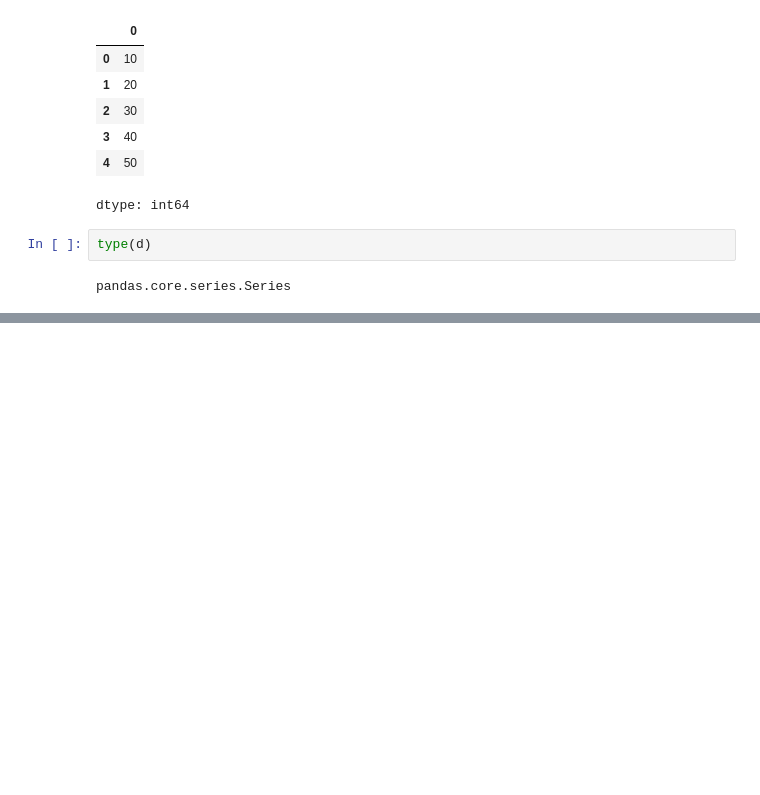
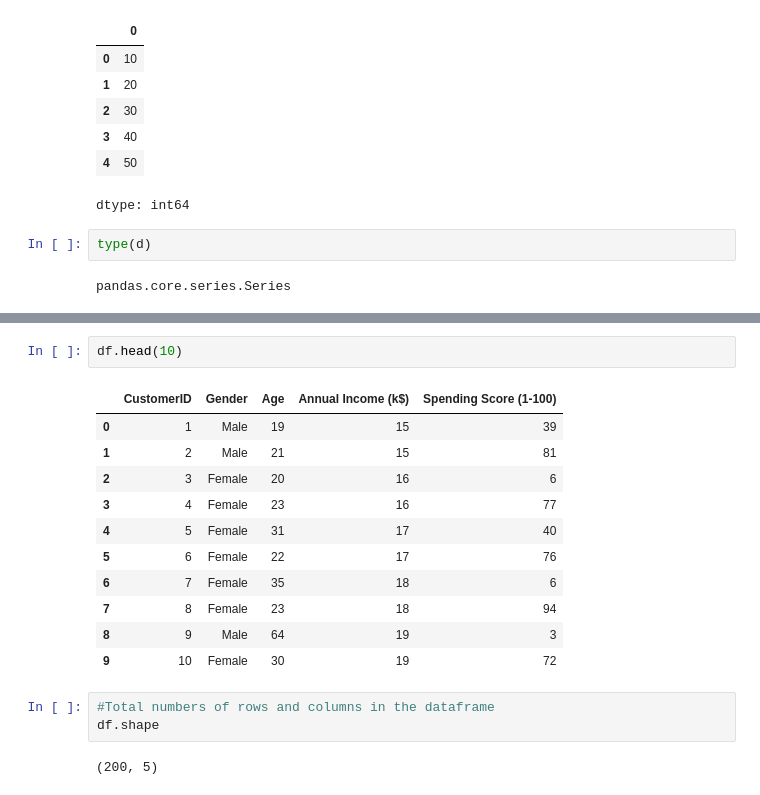
Before and after one commit to genaicodealchemy/python-basics, a Jupyter notebook: pandas_part1.ipynb, the cells around one changed output, grey strips where cells are left out. Drawn from its saved outputs; the diff is of its cells as text; blank space fills up the shorter version.

```diff
--- a/pandas_part1.ipynb
+++ b/pandas_part1.ipynb
@@ -43,0 +155,19 @@ pandas.core.series.Series
+# %%
+df.head(10)
+# %% [output]
+|  | CustomerID | Gender | Age | Annual Income (k$) | Spending Score (1-100) |
+| 0 | 1 | Male | 19 | 15 | 39 |
+| 1 | 2 | Male | 21 | 15 | 81 |
+| 2 | 3 | Female | 20 | 16 | 6 |
+| 3 | 4 | Female | 23 | 16 | 77 |
+| 4 | 5 | Female | 31 | 17 | 40 |
+| 5 | 6 | Female | 22 | 17 | 76 |
+| 6 | 7 | Female | 35 | 18 | 6 |
+| 7 | 8 | Female | 23 | 18 | 94 |
+| 8 | 9 | Male | 64 | 19 | 3 |
+| 9 | 10 | Female | 30 | 19 | 72 |
+# %%
+#Total numbers of rows and columns in the dataframe
+df.shape
+# %% [output]
+(200, 5)
```
Also changed, not shown: parts of 15 cells of this notebook.
